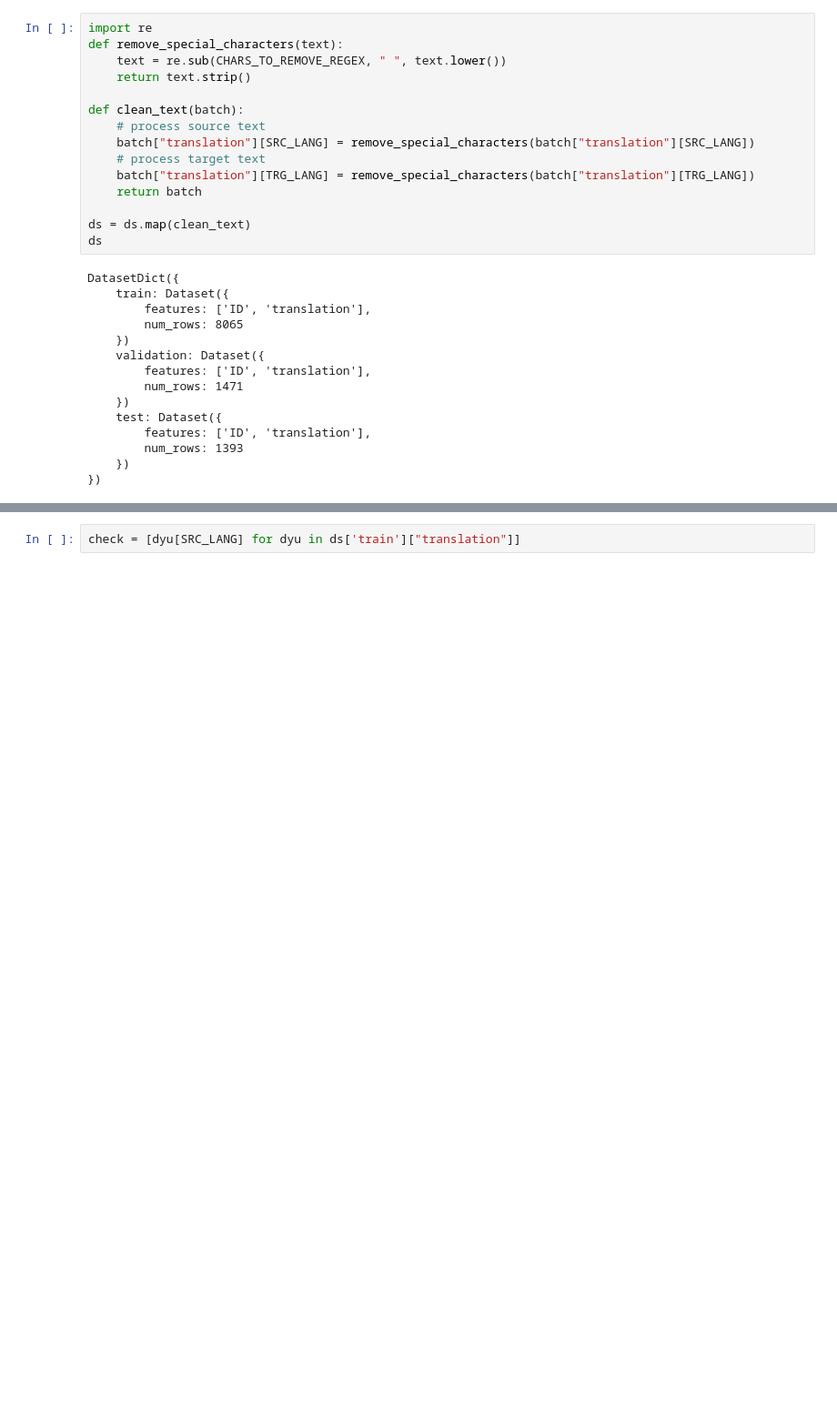
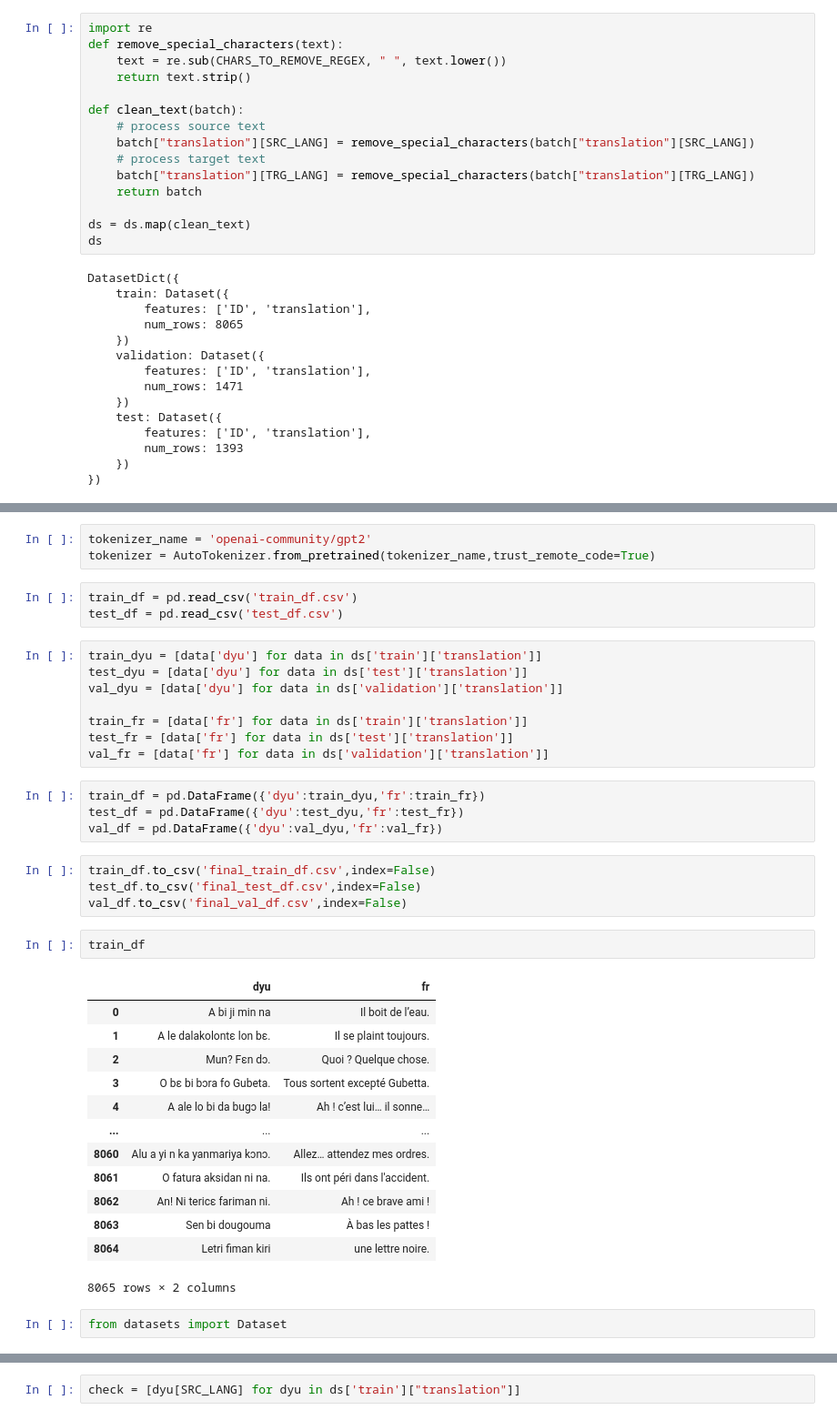
Before and after one commit to mubrij/Machine-Translation-System, a Jupyter notebook: Code.ipynb, the cells around one changed output, grey strips where cells are left out. Shown: that part at 91% size. Cells and saved outputs as stored; diff of their text form; blank space fills up the shorter version.

Commit message:
added updates on dataset evaluations

```diff
--- a/Code.ipynb
+++ b/Code.ipynb
@@ -163,0 +164,40 @@ model, tokenizer = load_model_and_tokenizer("openai-community/gpt2", "openai-com
+# %%
+tokenizer_name = 'openai-community/gpt2'
+tokenizer = AutoTokenizer.from_pretrained(tokenizer_name,trust_remote_code=True)
+# %%
+train_df = pd.read_csv('train_df.csv')
+test_df = pd.read_csv('test_df.csv')
+# %%
+train_dyu = [data['dyu'] for data in ds['train']['translation']]
+test_dyu = [data['dyu'] for data in ds['test']['translation']]
+val_dyu = [data['dyu'] for data in ds['validation']['translation']]
+
+train_fr = [data['fr'] for data in ds['train']['translation']]
+test_fr = [data['fr'] for data in ds['test']['translation']]
+val_fr = [data['fr'] for data in ds['validation']['translation']]
+# %%
+train_df = pd.DataFrame({'dyu':train_dyu,'fr':train_fr})
+test_df = pd.DataFrame({'dyu':test_dyu,'fr':test_fr})
+val_df = pd.DataFrame({'dyu':val_dyu,'fr':val_fr})
+# %%
+train_df.to_csv('final_train_df.csv',index=False)
+test_df.to_csv('final_test_df.csv',index=False)
+val_df.to_csv('final_val_df.csv',index=False)
+# %%
+train_df
+# %% [output]
+|  | dyu | fr |
+| 0 | A bi ji min na | Il boit de l’eau. |
+| 1 | A le dalakolontɛ lon bɛ. | Il se plaint toujours. |
+| 2 | Mun? Fɛn dɔ. | Quoi ? Quelque chose. |
+| 3 | O bɛ bi bɔra fo Gubeta. | Tous sortent excepté Gubetta. |
+| 4 | A ale lo bi da bugɔ la! | Ah ! c’est lui… il sonne… |
+| ... | ... | ... |
+| 8060 | Alu a yi n ka yanmariya kɔnɔ. | Allez… attendez mes ordres. |
+| 8061 | O fatura aksidan ni na. | Ils ont péri dans l'accident. |
+| 8062 | An! Ni tericɛ fariman ni. | Ah ! ce brave ami ! |
+| 8063 | Sen bi dougouma | À bas les pattes ! |
+| 8064 | Letri fiman kiri | une lettre noire. |
+8065 rows × 2 columns
+# %%
+from datasets import Dataset
```
Also changed, not shown: parts of 17 cells of this notebook, 22 other files.
